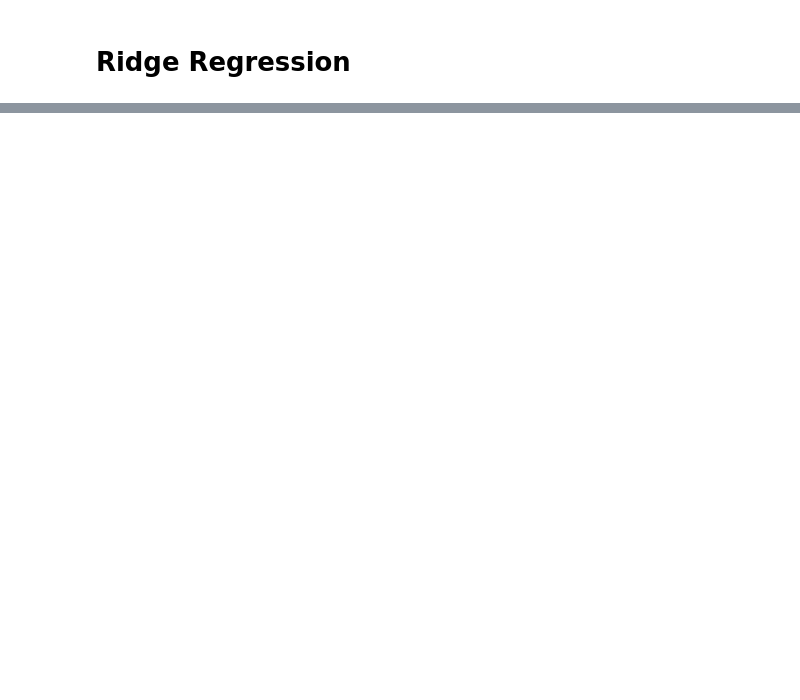
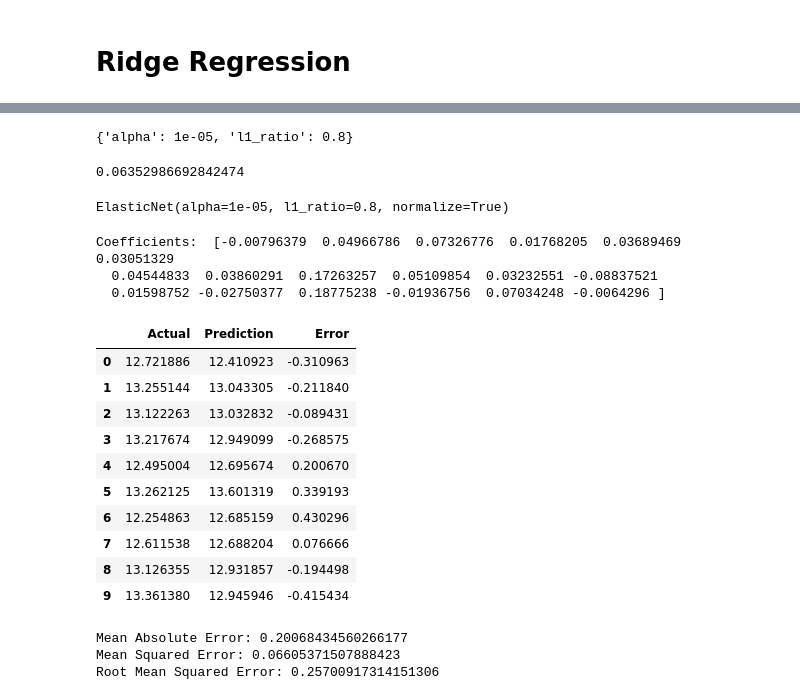
Before and after one commit to Mwadz/Hass-Consulting-Company, a Jupyter notebook: Regression_week_7.ipynb, the cells around one changed output, grey strips where cells are left out. Saved outputs shown, nothing was run; the diff lists cells and outputs as text; code cells hidden in the pictures; blank space fills up the shorter version.

```diff
--- a/Regression_week_7.ipynb
+++ b/Regression_week_7.ipynb
@@ -839,0 +1284,72 @@ print('Mean Squared Error:',(metrics.mean_squared_error(y_test, y_pred)))
+# %%
+# Determine the optimal values for the hyperparameters using grid search
+
+# Import elastic net regressor
+from sklearn.linear_model import ElasticNet
+
+# Instantiate elastic net model and indicate normalization in order to get better estimates
+elastic=ElasticNet(normalize=True)
+
+# Set up the grid to be used
+search_elastic=GridSearchCV(estimator=elastic,param_grid={'alpha':np.logspace(-5,2,8),'l1_ratio':[.2,.4,.6,.8]},scoring='neg_mean_squared_error',n_jobs=1,refit=True,cv=10)
+# %%
+# Use the .fit function to run the model and then use the .best_params_ and .best_scores_ function to determine the best alpha value and the models strength.
+search_elastic.fit(X_train,y_train)
+print(search_elastic.best_params_)
+abs(search_elastic.best_score_)
+
+# The best_params_ tells us what to set alpha and l1_ratio to
+# The best_score_ tells us what the best possible mean squared error is
+# %% [output]
+{'alpha': 1e-05, 'l1_ratio': 0.8}
+0.06352986692842474
+# %%
+# Fit the model using the given optimal alpha value
+elastic = ElasticNet(normalize=True, alpha=0.00001,l1_ratio=0.8)
+elastic.fit(X_train,y_train)
+# %% [output]
+ElasticNet(alpha=1e-05, l1_ratio=0.8, normalize=True)
+# %%
+# Print the coefficients of the predictor variables
+print('Coefficients: ',elastic.coef_)
+# %% [output]
+Coefficients:  [-0.00796379  0.04966786  0.07326776  0.01768205  0.03689469  0.03051329
+  0.04544833  0.03860291  0.17263257  0.05109854  0.03232551 -0.08837521
+  0.01598752 -0.02750377  0.18775238 -0.01936756  0.07034248 -0.0064296 ]
+# %%
+# Making Predictions
+
+# obtain the trained model's predictions of the based on X_test
+y_pred = elastic.predict(X_test) # the y_pred is a numpy array that contains all the predicted values
+error= (y_pred-y_test)
+# create a dataframe that compares the actual output values for X_test with the predicted values
+df = pd.DataFrame({'Actual': y_test, 'Prediction': y_pred, 'Error':error})
+
+# display top 10 records in the comparison dataframe
+df.head(10)
+# %% [output]
+|  | Actual | Prediction | Error |
+| 0 | 12.721886 | 12.410923 | -0.310963 |
+| 1 | 13.255144 | 13.043305 | -0.211840 |
+| 2 | 13.122263 | 13.032832 | -0.089431 |
+| 3 | 13.217674 | 12.949099 | -0.268575 |
+| 4 | 12.495004 | 12.695674 | 0.200670 |
+| 5 | 13.262125 | 13.601319 | 0.339193 |
+| 6 | 12.254863 | 12.685159 | 0.430296 |
+| 7 | 12.611538 | 12.688204 | 0.076666 |
+| 8 | 13.126355 | 12.931857 | -0.194498 |
+| 9 | 13.361380 | 12.945946 | -0.415434 |
+# %%
+# Evaluating the Algorithm
+
+# import metrics
+from sklearn import metrics
+
+# evaluate the performance of the model by computing the MAE, MSE, and RMSE scores
+print('Mean Absolute Error:', metrics.mean_absolute_error(y_test, y_pred))
+print('Mean Squared Error:',(metrics.mean_squared_error(y_test, y_pred)))
+print('Root Mean Squared Error:', (np.sqrt(metrics.mean_squared_error(y_test, y_pred))))
+# %% [output]
+Mean Absolute Error: 0.20068434560266177
+Mean Squared Error: 0.06605371507888423
+Root Mean Squared Error: 0.25700917314151306
```
Also changed, not shown: parts of 47 cells of this notebook.
